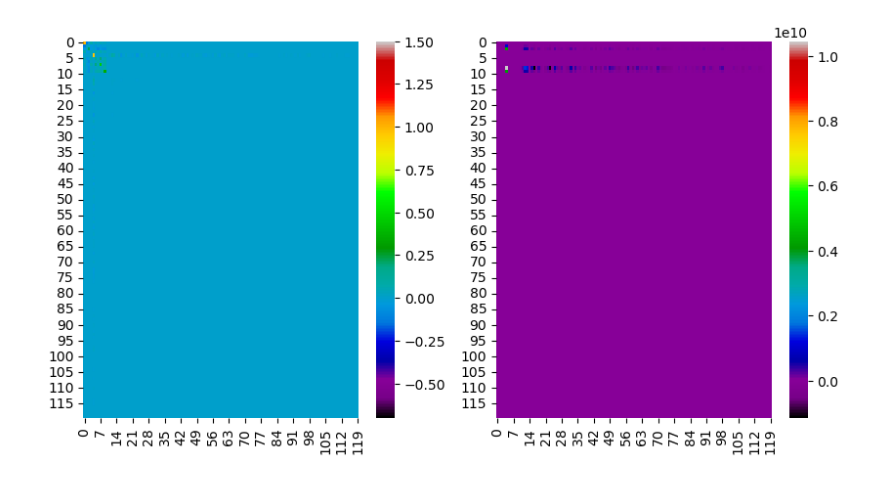
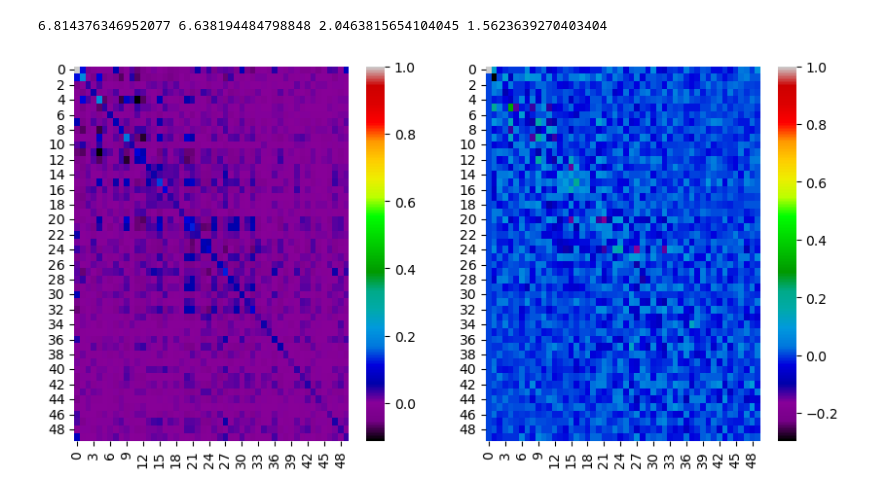
Before and after one commit to PDBe-KB/pdbe_shape_retrieval, a Jupyter notebook: shape_utils/example-shape.ipynb, the cells around one changed output. Saved outputs shown, nothing was run; the diff lists cells and outputs as text; code cells hidden in the pictures.

```diff
--- a/shape_utils/example-shape.ipynb
+++ b/shape_utils/example-shape.ipynb
@@ -63,6 +155,9 @@ Optimization :
 # %%
 import meshplot as mp
 import numpy as np
+from scipy.linalg import norm
+import matplotlib.pyplot as plt
+
 def plot_mesh(myMesh,cmap=None):
     mp.plot(myMesh.vertlist, myMesh.facelist,c=cmap)
 
@@ -75,13 +170,46 @@ def visu(vertices):
     cmap = (vertices-min_coord)/(max_coord-min_coord)
     return cmap
 
+
+
+diff_FM = diff_to_identity(np.absolute(FM))
+diff_Da = diff_to_identity(np.absolute(D_area))
+
+D_area = shape_diffs_ops[5]
+FM = FM_matrices[5]
+
 cmap1 = visu(mesh1.vertlist); cmap2 = cmap1[p2p_21]
-double_plot(mesh1,mesh2,cmap1,cmap2)
+#double_plot(mesh1,mesh2,cmap1,cmap2)
 
 fig, (ax1, ax2) = plt.subplots(1,2, figsize=(10, 5))
 
-sns.heatmap(D_area,vmin=-0.7,vmax=1.5,ax=ax1,cmap ='nipy_spectral')
-sns.heatmap(D_conformal, ax=ax2, cmap='nipy_spectral')
+sns.heatmap(D_area,ax=ax1,cmap ='nipy_spectral')
+sns.heatmap(FM,ax=ax2, cmap='nipy_spectral')
 
 plt.savefig("./matrix_whitespace.png", dpi=96)
+
+
+#calculate distance from eigenvalues
+
+
+#
+
+
+#calculate norm of F-I
+diff_FM = diff_to_identity(np.absolute(FM))
+
+#diff_FM_2 = diff_to_identity(np.absolute(FM_2))
+
+diff_Da = diff_to_identity(np.absolute(D_area))
+#diff_Da_2 = diff_to_identity(np.absolute(D_area_2))
+#diff_FM_3 = diff_to_identity(FM_3)
+
+norm1 = norm(diff_FM, 'fro')
+norm_FM = norm(np.absolute(FM),'fro')
+norm_Da = norm(np.absolute(D_area),'fro')
+norm_diff_Da = norm(diff_Da,'fro')
+print(norm1,norm_diff_Da,norm_FM,norm_Da)
+
+sim_diagonal= similarity_to_diagonal(FM)
+#print("Similarity to diagonal matrix:", sim_diagonal, av_diagonal)
 # %% [output]
@@ -90 +216,2 @@ plt.savefig("./matrix_whitespace.png", dpi=96)
+6.814376346952077 6.638194484798848 2.0463815654104045 1.5623639270403404
-[figure, old version]
+[figure, new version]
```
Also changed, not shown: parts of 12 cells of this notebook, 4 other files.
